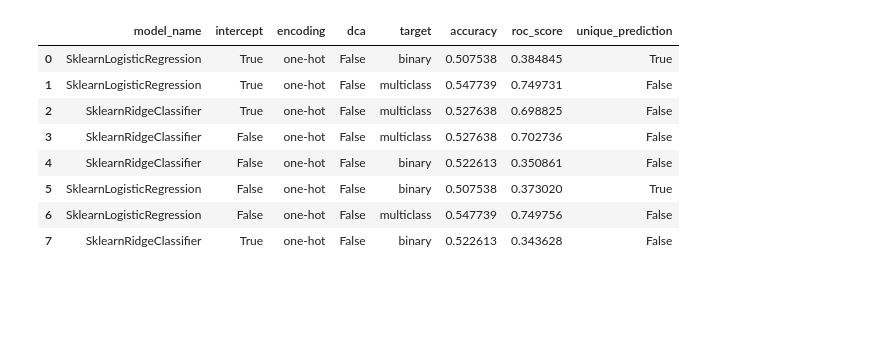
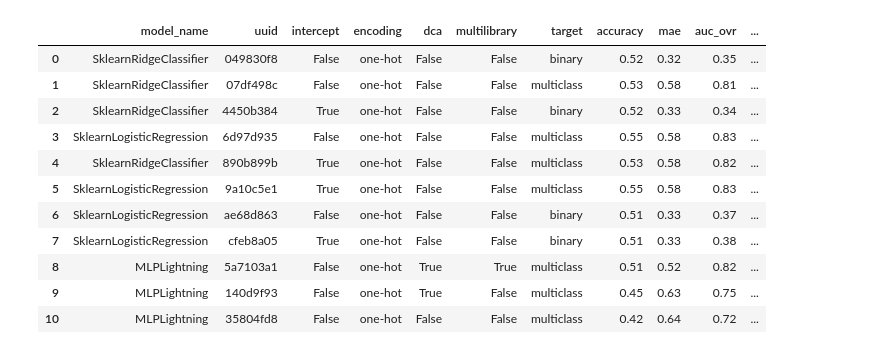
Before and after one commit to RomeroLab/sadx-latent-function, a Jupyter notebook: projects/Biochemical_Ordinal/scripts/nb_benchmark_models_Oct22.ipynb, the cells around one changed output. Drawn from its saved outputs; the diff is of its cells as text; code cells hidden in the pictures; blank space fills up the shorter version.

Commit message:
Comparing models

```diff
--- a/projects/Biochemical_Ordinal/scripts/nb_benchmark_models_Oct22.ipynb
+++ b/projects/Biochemical_Ordinal/scripts/nb_benchmark_models_Oct22.ipynb
@@ -33,37 +35,46 @@ test_labels_binary = np.eye(2)[test_labels.astype(bool).astype(int)]
 # %%
 model_extract = []
 # extract info that needs to be plotted
 for name, md in model_info.items():
     mc = md["config"]
     probs = md["probs"]
     preds = md["preds"]
     target = mc["target"]
     me =  {
             'model_name': mc["model_name"],
+            'uuid' : mc["uuid"],
             'intercept': mc['design_matrix']["intercept"],
             'encoding': mc['design_matrix']["encoding"],
             'dca': mc['design_matrix']["dca"],
+            'multilibrary': mc['design_matrix']["multilibrary"],
             'target': target,
             'accuracy': accuracy_score(test_labels, preds),
         }
-    test_label_indicators = test_labels_multiclass
+    #test_label_indicators = test_labels_multiclass
+    roc_test_labels = test_labels_multiclass.argmax(axis=1)
     if target == "binary":
         # make one dimensional arrays
-        test_label_indicators = test_labels.astype(bool).astype(int)
+        #test_label_indicators = test_labels.astype(bool).astype(int)
+        roc_test_labels = test_labels_binary.argmax(axis=1)
         probs = probs[0, :]
-    me["roc_score"] = roc_auc_score(test_label_indicators, probs, multi_class="ovr")
-    me["unique_prediction"] = (len(np.unique(preds)) <= 1)
+    me["mae"] = mean_absolute_error(roc_test_labels, preds)
+    me["auc_ovr"] = roc_auc_score(roc_test_labels, probs, multi_class='ovr', average="micro")
+    me["auc_ovo"] = roc_auc_score(roc_test_labels, probs, multi_class='ovo')
+    me["single_pred"] = (len(np.unique(preds)) <= 1)
 
     model_extract.append(me)
 model_extract_df = pd.DataFrame(model_extract)
-model_extract_df
+model_extract_df.round(2)
 # %% [output]
-|  | model_name | intercept | encoding | dca | target | accuracy | roc_score | unique_prediction |
-| 0 | SklearnLogisticRegression | True | one-hot | False | binary | 0.507538 | 0.384845 | True |
-| 1 | SklearnLogisticRegression | True | one-hot | False | multiclass | 0.547739 | 0.749731 | False |
-| 2 | SklearnRidgeClassifier | True | one-hot | False | multiclass | 0.527638 | 0.698825 | False |
-| 3 | SklearnRidgeClassifier | False | one-hot | False | multiclass | 0.527638 | 0.702736 | False |
-| 4 | SklearnRidgeClassifier | False | one-hot | False | binary | 0.522613 | 0.350861 | False |
-| 5 | SklearnLogisticRegression | False | one-hot | False | binary | 0.507538 | 0.373020 | True |
-| 6 | SklearnLogisticRegression | False | one-hot | False | multiclass | 0.547739 | 0.749756 | False |
-| 7 | SklearnRidgeClassifier | True | one-hot | False | binary | 0.522613 | 0.343628 | False |
+|  | model_name | uuid | intercept | encoding | dca | multilibrary | target | accuracy | mae | auc_ovr | ... |
+| 0 | SklearnRidgeClassifier | 049830f8 | False | one-hot | False | False | binary | 0.52 | 0.32 | 0.35 | ... |
+| 1 | SklearnRidgeClassifier | 07df498c | False | one-hot | False | False | multiclass | 0.53 | 0.58 | 0.81 | ... |
+| 2 | SklearnRidgeClassifier | 4450b384 | True | one-hot | False | False | binary | 0.52 | 0.33 | 0.34 | ... |
+| 3 | SklearnLogisticRegression | 6d97d935 | False | one-hot | False | False | multiclass | 0.55 | 0.58 | 0.83 | ... |
+| 4 | SklearnRidgeClassifier | 890b899b | True | one-hot | False | False | multiclass | 0.53 | 0.58 | 0.82 | ... |
+| 5 | SklearnLogisticRegression | 9a10c5e1 | True | one-hot | False | False | multiclass | 0.55 | 0.58 | 0.83 | ... |
+| 6 | SklearnLogisticRegression | ae68d863 | False | one-hot | False | False | binary | 0.51 | 0.33 | 0.37 | ... |
+| 7 | SklearnLogisticRegression | cfeb8a05 | True | one-hot | False | False | binary | 0.51 | 0.33 | 0.38 | ... |
+| 8 | MLPLightning | 5a7103a1 | False | one-hot | True | True | multiclass | 0.51 | 0.52 | 0.82 | ... |
+| 9 | MLPLightning | 140d9f93 | False | one-hot | True | False | multiclass | 0.45 | 0.63 | 0.75 | ... |
+| 10 | MLPLightning | 35804fd8 | False | one-hot | False | False | multiclass | 0.42 | 0.64 | 0.72 | ... |
```
Also changed, not shown: parts of 13 cells of this notebook.
